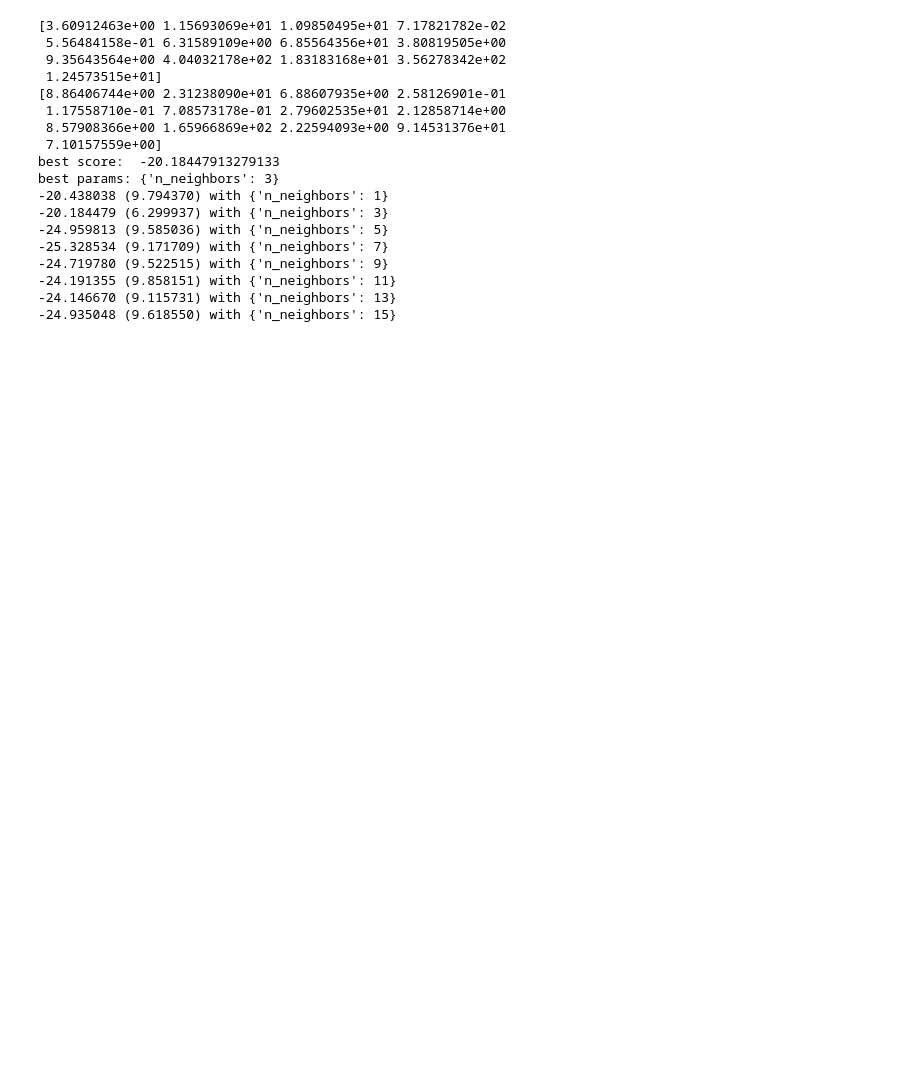
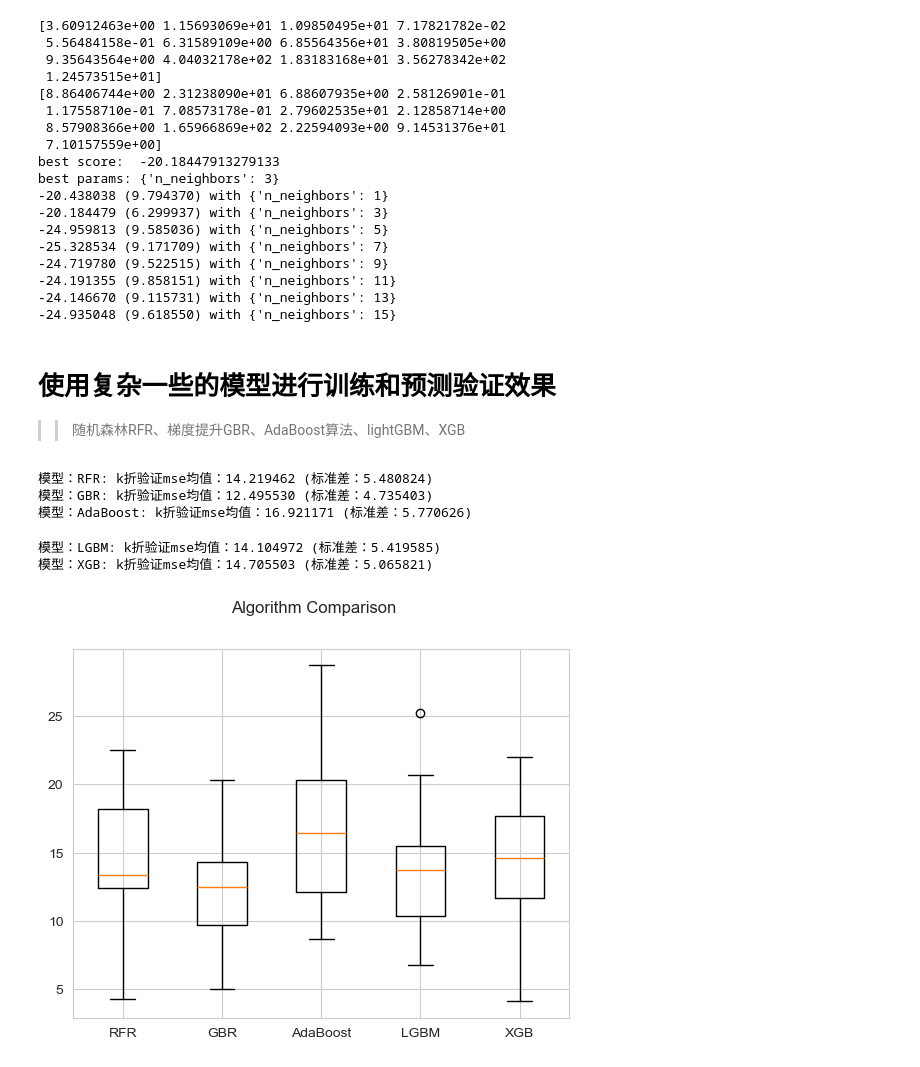
Before and after one commit to Growingg/Algorithm-with-python, a Jupyter notebook: 00-project/BostonHousePrice/boston_house_price.ipynb, the cells around one changed output. Saved outputs shown, nothing was run; the diff lists cells and outputs as text; code cells hidden in the pictures; blank space fills up the shorter version.

```diff
--- a/00-project/BostonHousePrice/boston_house_price.ipynb
+++ b/00-project/BostonHousePrice/boston_house_price.ipynb
@@ -226,3 +224,38 @@ best params: {'n_neighbors': 3}
 -24.191355 (9.858151) with {'n_neighbors': 11}
 -24.146670 (9.115731) with {'n_neighbors': 13}
 -24.935048 (9.618550) with {'n_neighbors': 15}
+# %% [markdown]
+ # 使用复杂一些的模型进行训练和预测验证效果
+>> 随机森林RFR、梯度提升GBR、AdaBoost算法、lightGBM、XGB
+# %%
+from sklearn.ensemble import RandomForestRegressor, GradientBoostingRegressor, AdaBoostRegressor
+from lightgbm import LGBMRegressor
+from xgboost import XGBRegressor
+
+ensemble_models = {}
+ensemble_models['RFR'] = Pipeline([('Scaler', StandardScaler()), ('RFR', RandomForestRegressor())])
+ensemble_models['GBR'] = Pipeline([('Scaler', StandardScaler()), ('GBR', GradientBoostingRegressor())])
+ensemble_models['AdaBoost'] = Pipeline([('Scaler', StandardScaler()), ('AdaBoost', AdaBoostRegressor())])
+ensemble_models['LGBM'] = Pipeline([('Scaler', StandardScaler()), ('LGBM', LGBMRegressor(**{'verbosity': -1}))])
+ensemble_models['XGB'] = Pipeline([('Scaler', StandardScaler()), ('XGB', XGBRegressor())])
+
+ensemble_results = []
+for key in ensemble_models:
+    kfold = KFold(n_splits=num_folds, random_state=seed, shuffle=True)
+    cv_result = -cross_val_score(ensemble_models[key], X_train, Y_train, cv=kfold, scoring=scoring)  # 返回K折验证的scoring结果
+    ensemble_results.append(cv_result)
+    print('模型：%s: k折验证mse均值：%f (标准差：%f)' % (key, cv_result.mean(), cv_result.std()))
+# 集成算法 --- 箱线图
+fig = plt.figure()
+fig.suptitle('Algorithm Comparison')
+ax = fig.add_subplot(111)
+plt.boxplot(ensemble_results)
+ax.set_xticklabels(ensemble_models.keys())
+plt.show()
+# %% [output]
+模型：RFR: k折验证mse均值：14.219462 (标准差：5.480824)
+模型：GBR: k折验证mse均值：12.495530 (标准差：4.735403)
+模型：AdaBoost: k折验证mse均值：16.921171 (标准差：5.770626)
+模型：LGBM: k折验证mse均值：14.104972 (标准差：5.419585)
+模型：XGB: k折验证mse均值：14.705503 (标准差：5.065821)
+[figure, added]
```
Also changed, not shown: parts of 10 cells of this notebook.
